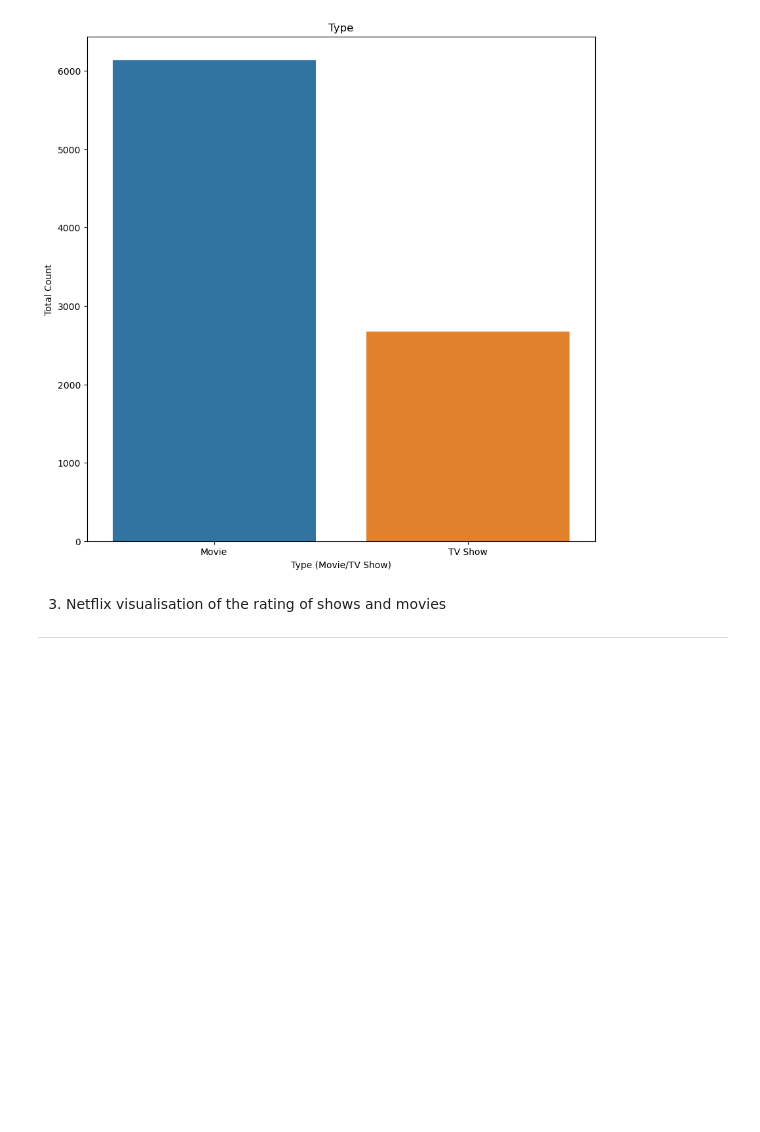
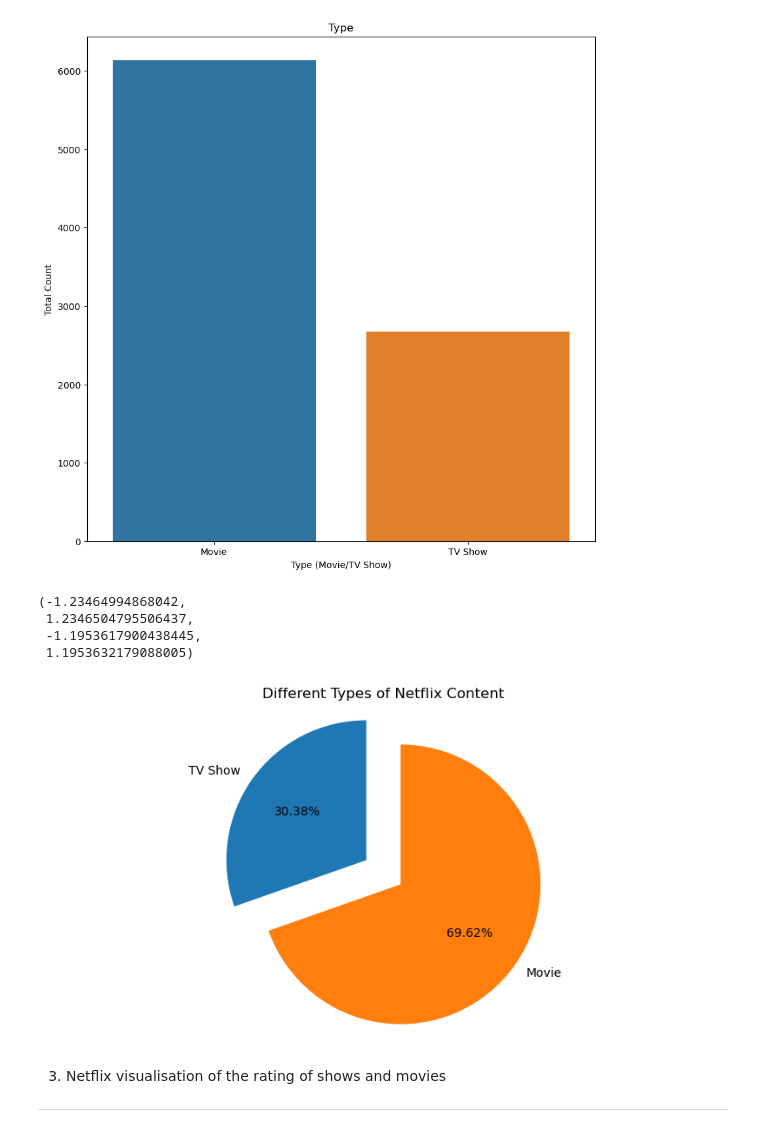
Before and after one commit to lewah/mangosplit, a Jupyter notebook: Netflix_project/visualisation_netflix_data.ipynb, the cells around one changed output. Drawn from its saved outputs; the diff is of its cells as text; code cells hidden in the pictures; blank space fills up the shorter version.

Commit message:
visualisation : movies vs tv show

```diff
--- a/Netflix_project/visualisation_netflix_data.ipynb
+++ b/Netflix_project/visualisation_netflix_data.ipynb
@@ -39,6 +39,20 @@ plt.title('Type')
 plt.show()
 # %% [output]
 [figure]
+# %%
+# PIE CHART
+plt.figure(figsize=(10,5))
+label=['TV Show', 'Movie']
+plt.pie(netflix_df['type'].value_counts().sort_values(), labels=label, explode=[0.15,0.15],
+        autopct='%1.2f%%', startangle=90)
+plt.title('Different Types of Netflix Content')
+plt.axis('equal')
+# %% [output]
+(-1.23464994868042,
+ 1.2346504795506437,
+ -1.1953617900438445,
+ 1.1953632179088005)
+[figure, added]
 # %% [markdown]
 3. Netflix visualisation of the rating of shows and movies
 ------
```
